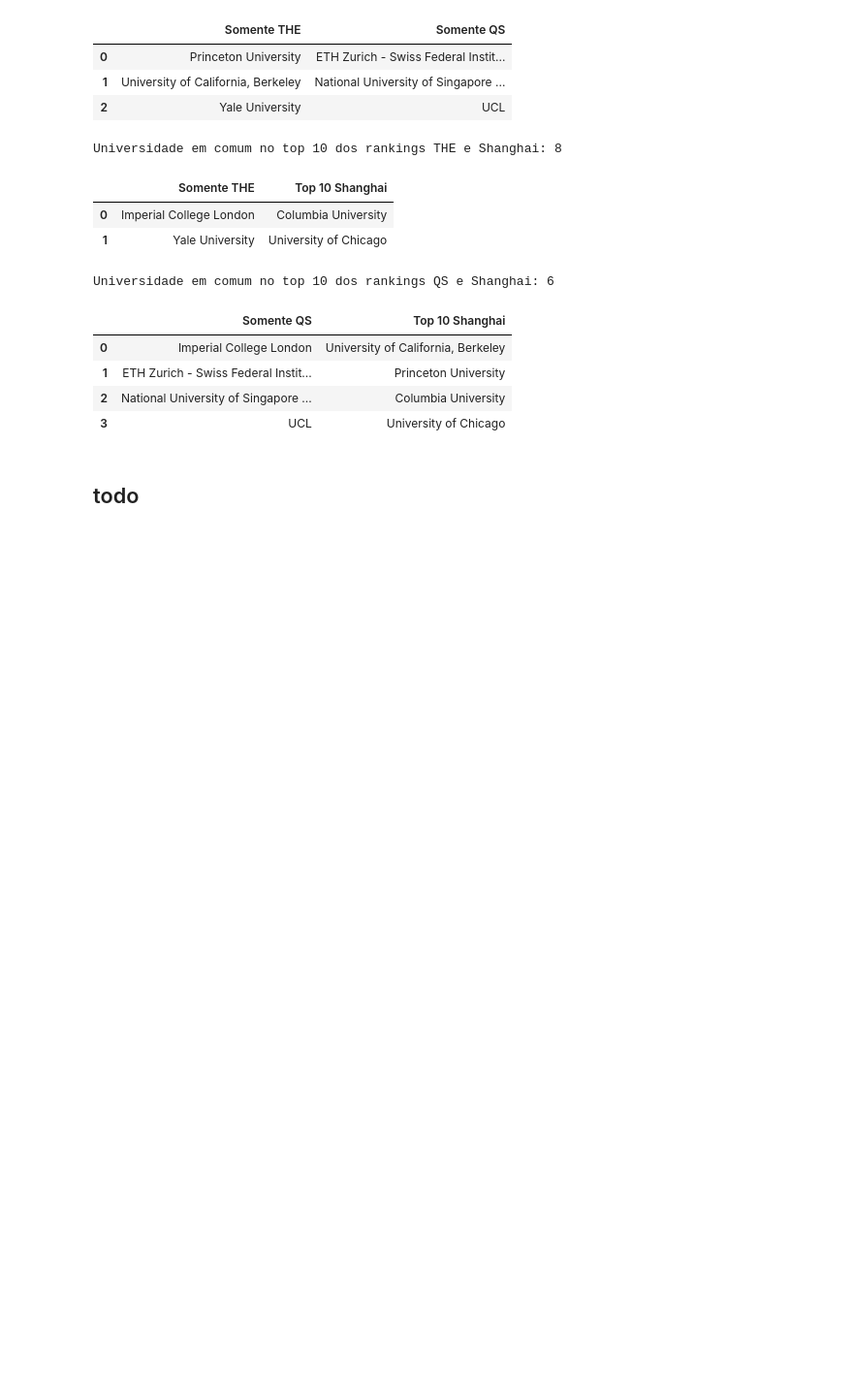
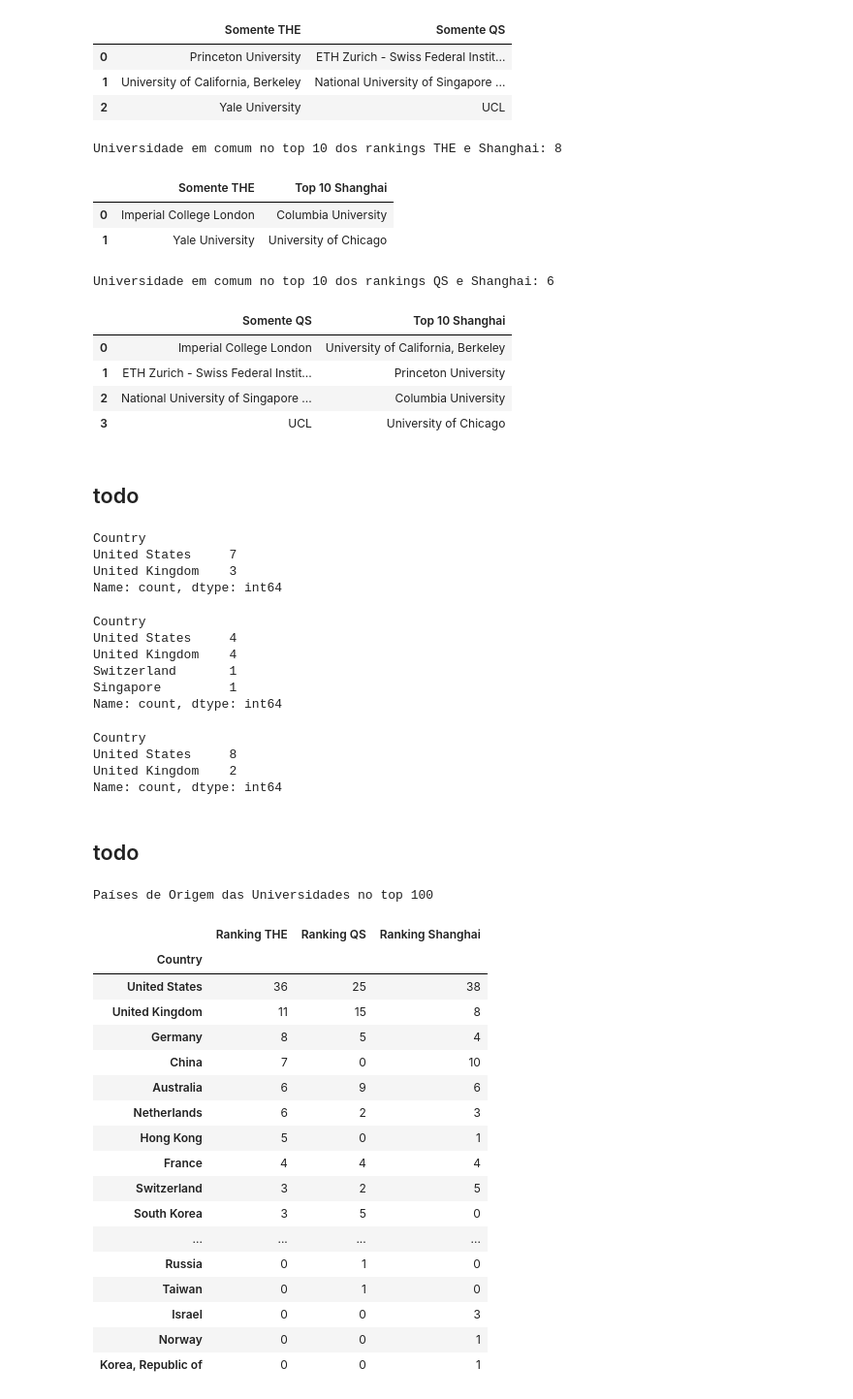
Before and after one commit to RodolfoPCruz/education_analysis, a Jupyter notebook: Comparativo/Comparativo.ipynb, the cells around one changed output. Shown at 97% size. Cells and saved outputs as stored; diff of their text form; code cells hidden in the pictures; blank space fills up the shorter version.

Commit message:
feat: Paises de origem das universidades nos top 10 e nos top 100 dos três rankings

```diff
--- a/Comparativo/Comparativo.ipynb
+++ b/Comparativo/Comparativo.ipynb
@@ -17,7 +17,7 @@ path='/home/rodolfo/Insync/rodolfopcruz2@gmail.com/Google Drive/Estudo/Python_Pr
 
 ranking_the         =pd.read_csv(path+'Rankings/times_higher_education_rankings.csv')
 ranking_qs_2017_2022=pd.read_csv(path+'Rankings/qs_ranking_2017_2022.csv')
-ranking_qs_2022_2025=pd.read_csv(path+'Rankings/qs_ranking_2023_2025.csv')
+ranking_qs_2023_2025=pd.read_csv(path+'Rankings/qs_ranking_2023_2025.csv')
 ranking_shanghai     =pd.read_csv(path+'Rankings/ranking_Shanghai.csv')
 # %% [markdown]
 ## Dados Educacionais
@@ -138,7 +138,7 @@ Index(['World Rank', 'Institution', 'Country', 'Regional Rank', 'Total Score',
 #Nomes iguais para as colunas com os mesmos dados em rankings diferentes
 ranking_the.rename(columns={'name':'Institution','location':'Country','scores_overall':'Overall Score'},inplace=True)
 ranking_qs_2017_2022.rename(columns={'Institution Name':'Institution','year':'Year'},inplace=True)
-ranking_qs_2022_2025.rename(columns={'Institution Name':'Institution','year':'Year'},inplace=True)
+ranking_qs_2023_2025.rename(columns={'Institution Name':'Institution','year':'Year'},inplace=True)
 ranking_shanghai.rename(columns={'Total Score':'Overall Score','Country':'Country Code','Country_Names':'Country'},inplace=True)
 # %% [markdown]
 ### Padronização dos nomes das Instituições
@@ -159,7 +159,7 @@ ranking_shanghai.replace({'California Institute of Technology':'California Insti
 # %%
 ranking_the["Institution"]=ranking_the["Institution"].str.strip()
 ranking_qs_2017_2022["Institution"]=ranking_qs_2017_2022["Institution"].str.strip()
-ranking_qs_2022_2025["Institution"]=ranking_qs_2022_2025["Institution"].str.strip()
+ranking_qs_2023_2025["Institution"]=ranking_qs_2023_2025["Institution"].str.strip()
 ranking_shanghai["Institution"]=ranking_shanghai["Institution"].str.strip()
 # %% [markdown]
 ## Dados Educacionais
@@ -724,3 +719,70 @@ comparativo_QS_Shanghai
 | 3 | UCL | University of Chicago |
 # %% [markdown]
 ## todo
+# %%
+#Ranking THE
+#Países de origem das universidades no top 10 do ranking THE
+
+top10_the_2024['Country'].value_counts()
+# %% [output]
+Country
+United States     7
+United Kingdom    3
+Name: count, dtype: int64
+# %%
+#Ranking QS
+#Países de origem das universidades no top 10 do ranking QS
+
+top10_qs_2025['Country'].value_counts()
+# %% [output]
+Country
+United States     4
+United Kingdom    4
+Switzerland       1
+Singapore         1
+Name: count, dtype: int64
+# %%
+#Ranking Shanghai
+#Países de origem das universidades no top 10 do ranking Shanghai
+
+top10_shanghai_2023['Country'].value_counts()
+# %% [output]
+Country
+United States     8
+United Kingdom    2
+Name: count, dtype: int64
+# %% [markdown]
+## todo
+# %%
+top100_the_2024=ranking_the.loc[ranking_the["Year"]==2024,:].iloc[:100,:].reset_index(drop=True)
+top100_qs_2025=ranking_qs_2023_2025[ranking_qs_2023_2025['Year']==2025].iloc[:100,:].reset_index(drop=True)
+top100_shanghai_2023=ranking_shanghai[ranking_shanghai['Year']==2023].iloc[:100,:].reset_index(drop=True)
+# %%
+location_top100_the     =pd.DataFrame(top100_the_2024.loc[:,['Country']].value_counts()).rename(columns={'count':'Ranking THE'})
+location_top100_qs      =pd.DataFrame(top100_qs_2025.loc[:,['Country']].value_counts()).rename(columns={'count':'Ranking QS'})
+location_top100_shanghai=pd.DataFrame(top100_shanghai_2023.loc[:,['Country']].value_counts()).rename(columns={'count':'Ranking Shanghai'})
+
+location_top_100=pd.concat([location_top100_the,location_top100_qs,location_top100_shanghai],axis=1)
+location_top_100=location_top_100.fillna(value=0)
+location_top_100=location_top_100.astype('int')
+location_top_100.style.set_caption("Países de Origem das Universidades no top 100")
+# %% [output]
+Países de Origem das Universidades no top 100
+|  | Ranking THE | Ranking QS | Ranking Shanghai |
+| Country |  |  |  |
+| United States | 36 | 25 | 38 |
+| United Kingdom | 11 | 15 | 8 |
+| Germany | 8 | 5 | 4 |
+| China | 7 | 0 | 10 |
+| Australia | 6 | 9 | 6 |
+| Netherlands | 6 | 2 | 3 |
+| Hong Kong | 5 | 0 | 1 |
+| France | 4 | 4 | 4 |
+| Switzerland | 3 | 2 | 5 |
+| South Korea | 3 | 5 | 0 |
+| ... | ... | ... | ... |
+| Russia | 0 | 1 | 0 |
+| Taiwan | 0 | 1 | 0 |
+| Israel | 0 | 0 | 3 |
+| Norway | 0 | 0 | 1 |
+| Korea, Republic of | 0 | 0 | 1 |
```
Also changed, not shown: parts of 7 cells of this notebook.
